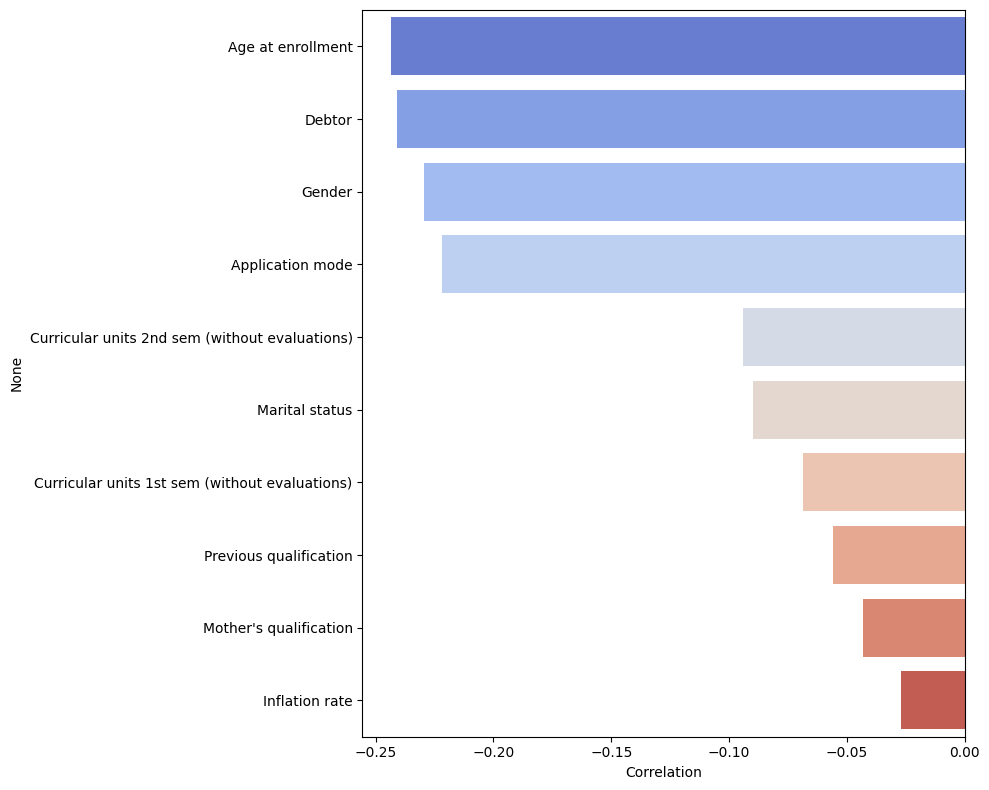
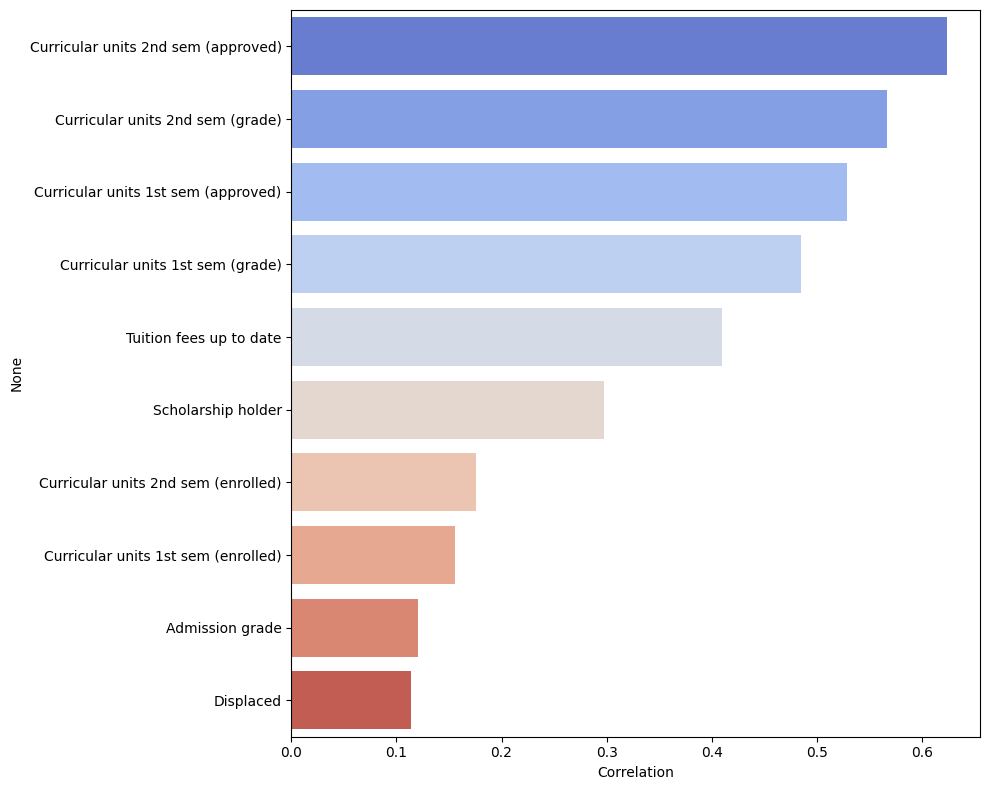
Code edit (unified diff) that turned the first committed figure into the second:
--- before
+++ after
@@ -1,7 +1,7 @@
-# Cek Korelasi Negatif terhadap Target
-top_10_minus = df.corr(method='pearson')['Target'].drop('Target').sort_values(ascending=True).head(10)
+# Cek Korelasi Positif terhadap Target
+top_10_plus = df.corr(method='pearson')['Target'].drop('Target').sort_values(ascending=False).head(10)
 
 plt.figure(figsize=(10, 8))
-sns.barplot(x=top_10_minus.values, y=top_10_minus.index, palette='coolwarm', legend=False)
+sns.barplot(x=top_10_plus.values, y=top_10_plus.index, palette='coolwarm', legend=False)
 plt.title('')
 plt.xlabel('Correlation')

Commit: update